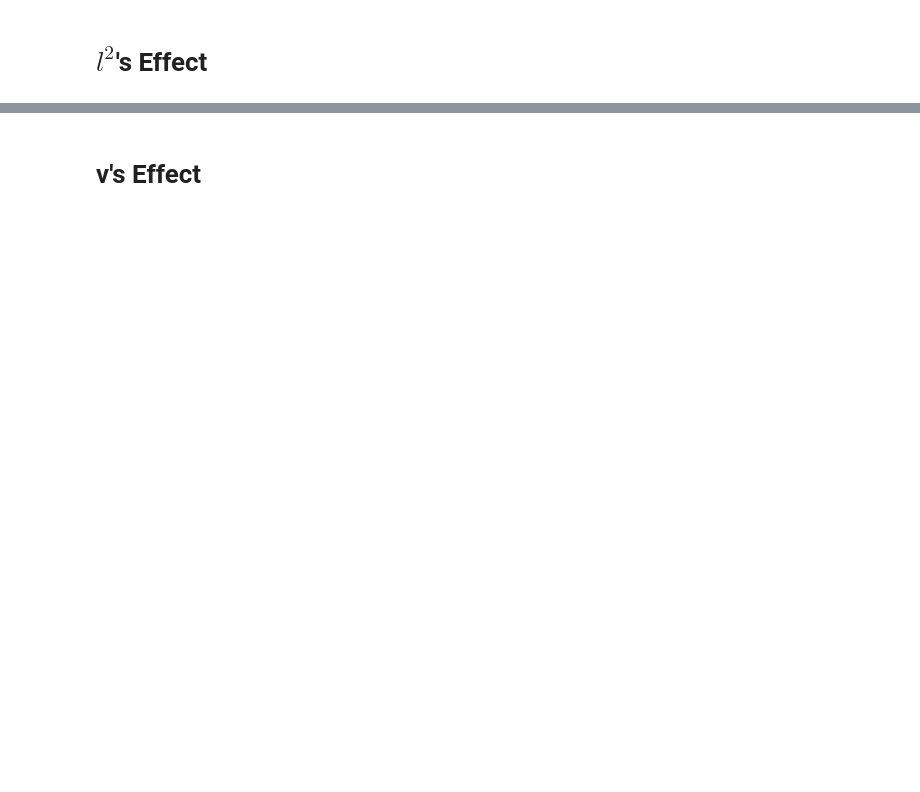
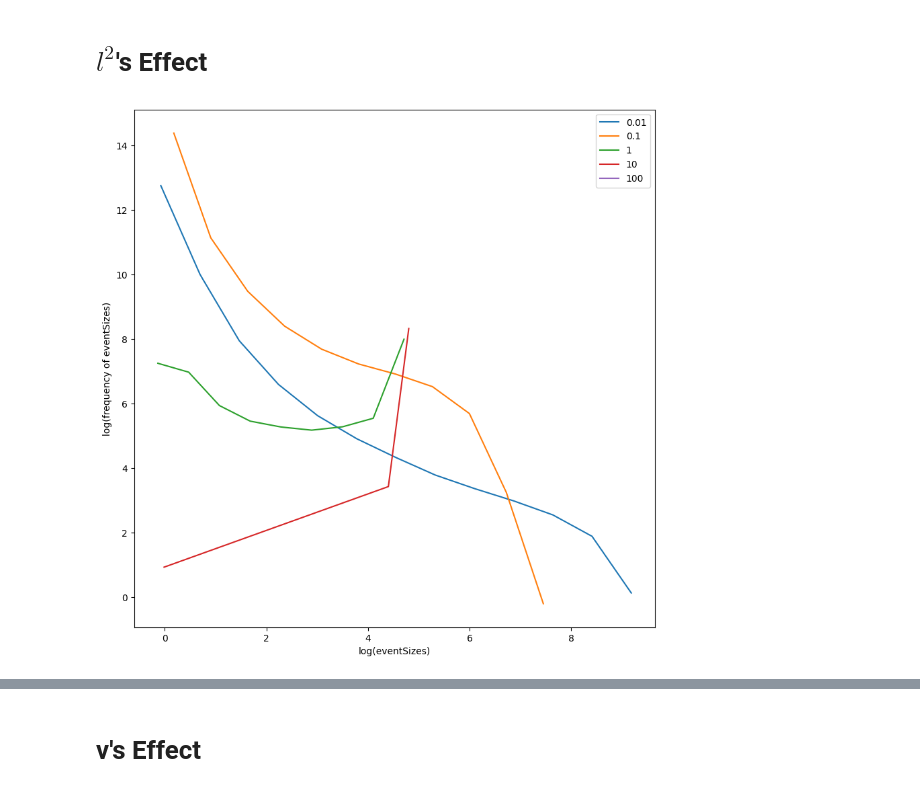
Before and after one commit to alireza-astane/Burridge_Knopoff_Model, a Jupyter notebook: BK_model/BKMoldel.ipynb, the cells around one changed output, grey strips where cells are left out. Cells and saved outputs as stored; diff of their text form; code cells hidden in the pictures; blank space fills up the shorter version.

```diff
--- a/BK_model/BKMoldel.ipynb
+++ b/BK_model/BKMoldel.ipynb
@@ -164,2 +73,22 @@ def getData2(iteration , steps ,alpha,u,width,L):
 # %% [markdown]
 # $l^{2}$'s Effect
+# %%
+k2s = [0.01 , 0.1 , 1 , 10 , 100]
+for k2 in k2s:
+    eventsSizes,eventsSteps,eventsTimes,means,evetnsBlocks1 = getData(iterations,steps,width,alpha,u,L,k1,k2)
+    torch.save(eventsSizes, f"eventsSizes1_k2_{k2}.pt")
+    torch.save(eventsSteps, f"eventsSteps1_k2_{k2}.pt")
+    torch.save(eventsTimes, f"eventsTimes1_k2_{k2}.pt")
+    torch.save(means, f"means1_k2_{k2}.pt")
+# %%
+el1 = torch.load(f"eventsSizes1_k2_{k2s[0]}.pt")
+el2 = torch.load(f"eventsSizes1_k2_{k2s[1]}.pt")
+el3 = torch.load(f"eventsSizes1_k2_{k2s[2]}.pt")
+el4 = torch.load(f"eventsSizes1_k2_{k2s[3]}.pt")
+el5 = torch.load(f"eventsSizes1_k2_{k2s[4]}.pt")
+
+es = [el1,el2,el3,el4,el5]
+
+PlotEs(es,k2s)
+# %% [output]
+[figure, added]
```
Also changed, not shown: parts of 11 cells of this notebook, 1 other file.
